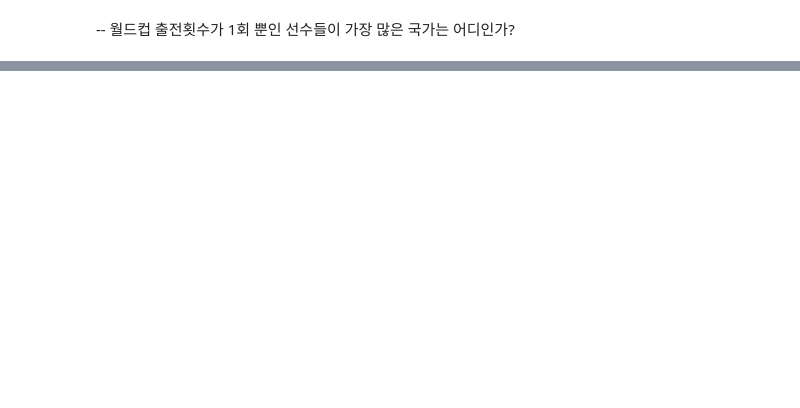
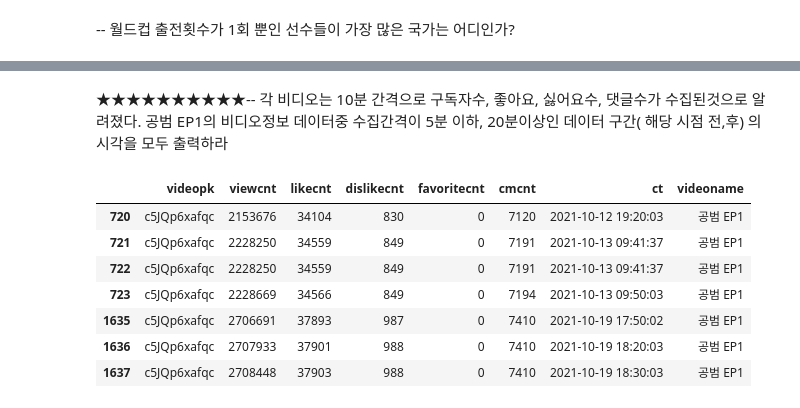
Before and after one commit to iuj180/practice, a Jupyter notebook: practice_Datamanim_category1.ipynb, the cells around one changed output, grey strips where cells are left out. Cells and saved outputs as stored; diff of their text form; code cells hidden in the pictures; blank space fills up the shorter version.

```diff
--- a/practice_Datamanim_category1.ipynb
+++ b/practice_Datamanim_category1.ipynb
@@ -1315,0 +1441,8 @@ dtype: int64
+# %%
+import pandas as pd
+
+
+channel =pd.read_csv('https://raw.githubusercontent.com/Datamanim/datarepo/main/youtube/channelInfo.csv')
+video =pd.read_csv('https://raw.githubusercontent.com/Datamanim/datarepo/main/youtube/videoInfo.csv')
+display(channel.head())
+display(video.head())
@@ -1315,0 +1464,5 @@ dtype: int64
+# %%
+channel['ct'] = pd.to_datetime(channel['ct'])
+video['ct'] = pd.to_datetime(video['ct'])
+result = video['videoname'].value_counts()
+print(result)
@@ -1315,0 +1537,18 @@ dtype: int64
+# %% [markdown]
+★★★★★★★★★★-- 각 비디오는 10분 간격으로 구독자수, 좋아요, 싫어요수, 댓글수가 수집된것으로 알려졌다. 공범 EP1의 비디오정보 데이터중 수집간격이 5분 이하, 20분이상인 데이터 구간( 해당 시점 전,후) 의 시각을 모두 출력하라
+# %%
+import datetime
+
+ep_one = video.loc[video.videoname.str.contains('EP1')].sort_values('ct').reset_index(drop=True)
+ep_one[(ep_one.ct.diff(1) >= datetime.timedelta(minutes=20)) | (ep_one.ct.diff(1) <= datetime.timedelta(minutes=5))]
+result = ep_one.loc[ep_one.index.isin([720,721,722,723,1635,1636,1637])]
+result
+# %% [output]
+|  | videopk | viewcnt | likecnt | dislikecnt | favoritecnt | cmcnt | ct | videoname |
+| 720 | c5JQp6xafqc | 2153676 | 34104 | 830 | 0 | 7120 | 2021-10-12 19:20:03 | 공범 EP1 |
+| 721 | c5JQp6xafqc | 2228250 | 34559 | 849 | 0 | 7191 | 2021-10-13 09:41:37 | 공범 EP1 |
+| 722 | c5JQp6xafqc | 2228250 | 34559 | 849 | 0 | 7191 | 2021-10-13 09:41:37 | 공범 EP1 |
+| 723 | c5JQp6xafqc | 2228669 | 34566 | 849 | 0 | 7194 | 2021-10-13 09:50:03 | 공범 EP1 |
+| 1635 | c5JQp6xafqc | 2706691 | 37893 | 987 | 0 | 7410 | 2021-10-19 17:50:02 | 공범 EP1 |
+| 1636 | c5JQp6xafqc | 2707933 | 37901 | 988 | 0 | 7410 | 2021-10-19 18:20:03 | 공범 EP1 |
+| 1637 | c5JQp6xafqc | 2708448 | 37903 | 988 | 0 | 7410 | 2021-10-19 18:30:03 | 공범 EP1 |
```
Also changed, not shown: parts of 85 cells of this notebook.
